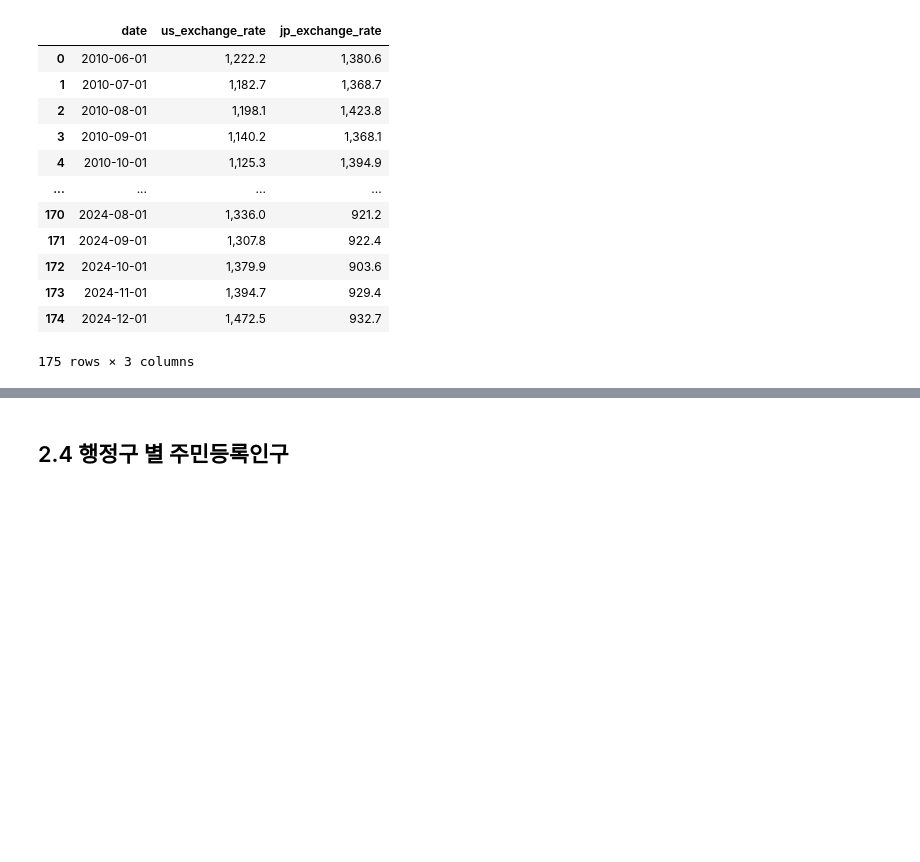
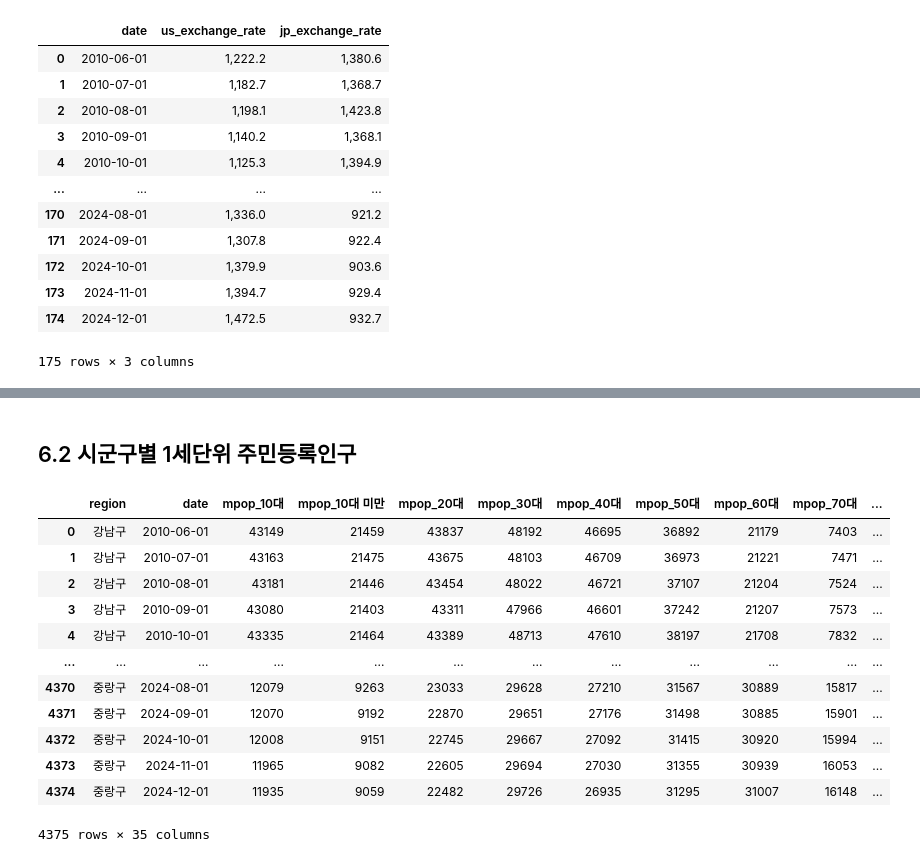
Before and after one commit to lucio-karin0506/APT_volume_anomaly_detection, a Jupyter notebook: dataset_preprocessing.ipynb, the cells around one changed output, grey strips where cells are left out. Saved outputs shown, nothing was run; the diff lists cells and outputs as text; code cells hidden in the pictures; blank space fills up the shorter version.

```diff
--- a/dataset_preprocessing.ipynb
+++ b/dataset_preprocessing.ipynb
@@ -136,2 +282,76 @@ monthly_apt_volume_df = monthly_apt_volume_df.merge(interest_rate_df, how='left'
 # %% [markdown]
-## 2.4 행정구 별 주민등록인구
+## 6.2 시군구별 1세단위 주민등록인구
+# %%
+# 초기값 설정
+start_year, start_month = 2010, 6
+end_year, end_month = 2024, 6
+
+# 1년 단위 파일명 리스트 컴프리헨션 생성
+date_index_lst = [
+    f"{year:04}{start_month:02}_{year+1:04}{start_month-1:02}"
+    for year in range(start_year, end_year)
+]
+
+# 마지막 파일 추가 (202406_202412)
+date_index_lst.append("202406_202412")
+# %%
+# 나이 문자열을 정수형으로 변환하는 함수
+def convert_age(age_str):
+    if age_str == '100세 이상':
+        return 100
+    else:
+        return int(age_str.replace('세', ''))
+# %%
+# 행정구 / 월 단위 데이터셋 생성
+monthly_pop_df_lst = []
+for date_index in tqdm(date_index_lst):
+
+    sample_pop_df = pd.read_csv(f'dataset/kosis/시군구별_1세단위_주민등록인구_{date_index}.csv', encoding='cp949').drop('Unnamed: 6', axis=1)
+    sample_pop_df.columns = ['region', 'age', 'date', 'tpop', 'mpop', 'wpop']
+
+    sample_pop_df = sample_pop_df.query("age != '계'").reset_index(drop=True)
+
+    # age 컬럼을 정수형으로 변환하여 새로운 컬럼 생성
+    sample_pop_df['age_decade'] = sample_pop_df['age'].apply(convert_age)
+
+    # 10세 단위 그룹으로 변환 (예: 0, 10, 20, ...)
+    sample_pop_df['age_decade'] = (sample_pop_df['age_decade'] // 10) * 10
+
+    # 옵션: 10세 단위 그룹을 문자열 레이블로 변환 (예: "0대", "10대", ...)
+    sample_pop_df['age_decade'] = sample_pop_df['age_decade'].astype(str) + '대'
+
+    sample_pop_df.loc[sample_pop_df['age_decade'] == '0대', 'age_decade'] = '10대 미만'
+    sample_pop_df.loc[sample_pop_df['age_decade'] == '100대', 'age_decade'] = '90대 이상'
+
+    sample_pop_df_pivot = sample_pop_df.pivot_table(
+                                            index=['region', 'date'],
+                                            columns=['age_decade'],
+                                            values=['tpop', 'mpop', 'wpop'],
+                                            aggfunc='sum'
+                                        )
+
+    sample_pop_df_pivot.columns = list(map("_".join, sample_pop_df_pivot.columns))
+    sample_pop_df_pivot = sample_pop_df_pivot.reset_index()
+
+    # 날짜 변환
+    sample_pop_df_pivot['date'] = pd.to_datetime(sample_pop_df_pivot['date'].map(lambda x: x[:7].replace('.', '')), format='%Y%m')
+
+    monthly_pop_df_lst.append(sample_pop_df_pivot)
+
+
+monthly_pop_df = pd.concat(monthly_pop_df_lst, ignore_index=True)
+monthly_pop_df
+# %% [output]
+|  | region | date | mpop_10대 | mpop_10대 미만 | mpop_20대 | mpop_30대 | mpop_40대 | mpop_50대 | mpop_60대 | mpop_70대 | ... |
+| 0 | 강남구 | 2010-06-01 | 43149 | 21459 | 43837 | 48192 | 46695 | 36892 | 21179 | 7403 | ... |
+| 1 | 강남구 | 2010-07-01 | 43163 | 21475 | 43675 | 48103 | 46709 | 36973 | 21221 | 7471 | ... |
+| 2 | 강남구 | 2010-08-01 | 43181 | 21446 | 43454 | 48022 | 46721 | 37107 | 21204 | 7524 | ... |
+| 3 | 강남구 | 2010-09-01 | 43080 | 21403 | 43311 | 47966 | 46601 | 37242 | 21207 | 7573 | ... |
+| 4 | 강남구 | 2010-10-01 | 43335 | 21464 | 43389 | 48713 | 47610 | 38197 | 21708 | 7832 | ... |
+| ... | ... | ... | ... | ... | ... | ... | ... | ... | ... | ... | ... |
+| 4370 | 중랑구 | 2024-08-01 | 12079 | 9263 | 23033 | 29628 | 27210 | 31567 | 30889 | 15817 | ... |
+| 4371 | 중랑구 | 2024-09-01 | 12070 | 9192 | 22870 | 29651 | 27176 | 31498 | 30885 | 15901 | ... |
+| 4372 | 중랑구 | 2024-10-01 | 12008 | 9151 | 22745 | 29667 | 27092 | 31415 | 30920 | 15994 | ... |
+| 4373 | 중랑구 | 2024-11-01 | 11965 | 9082 | 22605 | 29694 | 27030 | 31355 | 30939 | 16053 | ... |
+| 4374 | 중랑구 | 2024-12-01 | 11935 | 9059 | 22482 | 29726 | 26935 | 31295 | 31007 | 16148 | ... |
+4375 rows × 35 columns
```
Also changed, not shown: parts of 25 cells of this notebook.
